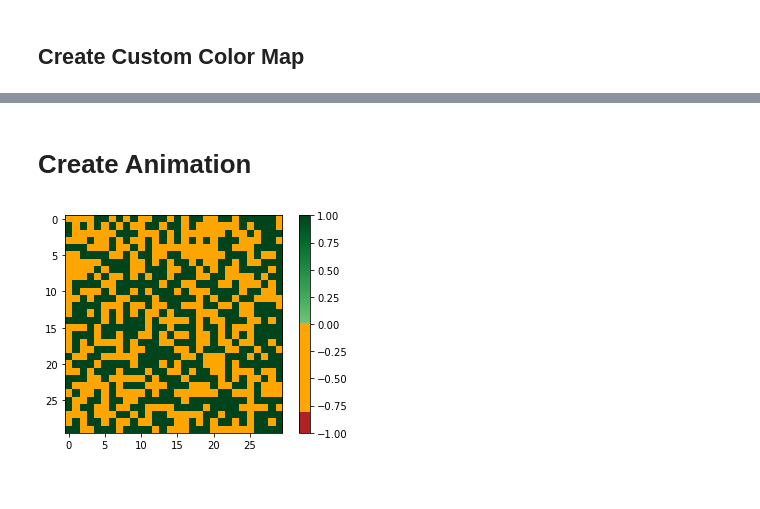
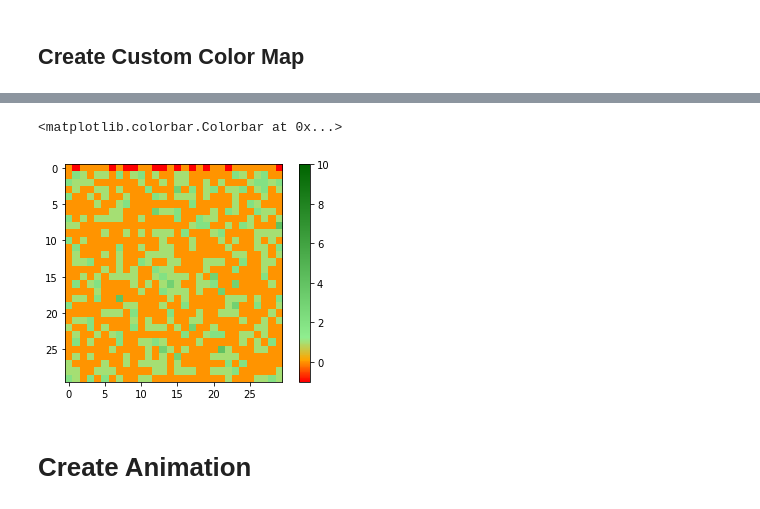
Before and after one commit to advancedchimp/bushfire_percolation, a Jupyter notebook: Percolation.ipynb, the cells around one changed output, grey strips where cells are left out. Saved outputs shown, nothing was run; the diff lists cells and outputs as text; code cells hidden in the pictures.

```diff
--- a/Percolation.ipynb
+++ b/Percolation.ipynb
@@ -117,3 +133,9 @@ plt.colorbar()
+# %%
+plt.imshow(mats_poisson[1], cmap = newcmap_poisson, vmin = -1, vmax = 10)
+plt.colorbar()
+# %% [output]
+<matplotlib.colorbar.Colorbar at 0x...>
+[figure, added]
 # %% [markdown]
 # Create Animation
 # %%
@@ -121,20 +143,3 @@ from matplotlib.animation import FuncAnimation
 # %%
 import matplotlib.animation as animation
 from IPython import display
-# %%
-ims = []
-fig, ax = plt.subplots()
-for i, mat in enumerate(mats):
-    im = plt.imshow(mat, cmap = newcmp, vmin = -1, animated=True)
-
-    #
-    if i==0:
-        im = plt.imshow(mat, cmap = newcmp, vmin = -1, animated=True)
-        plt.colorbar()
-    ims.append([im])
-
-anim = animation.ArtistAnimation(fig, ims, interval=300, blit=True,
-                                repeat_delay=1000)
-plt.show()
-# %% [output]
-[figure, removed]
```
Also changed, not shown: parts of 15 cells of this notebook.
